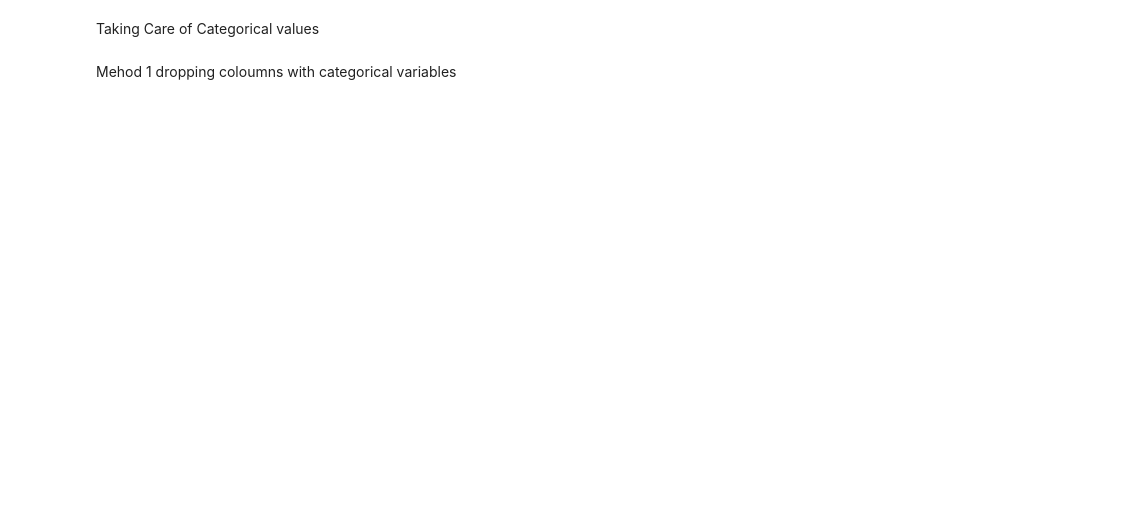
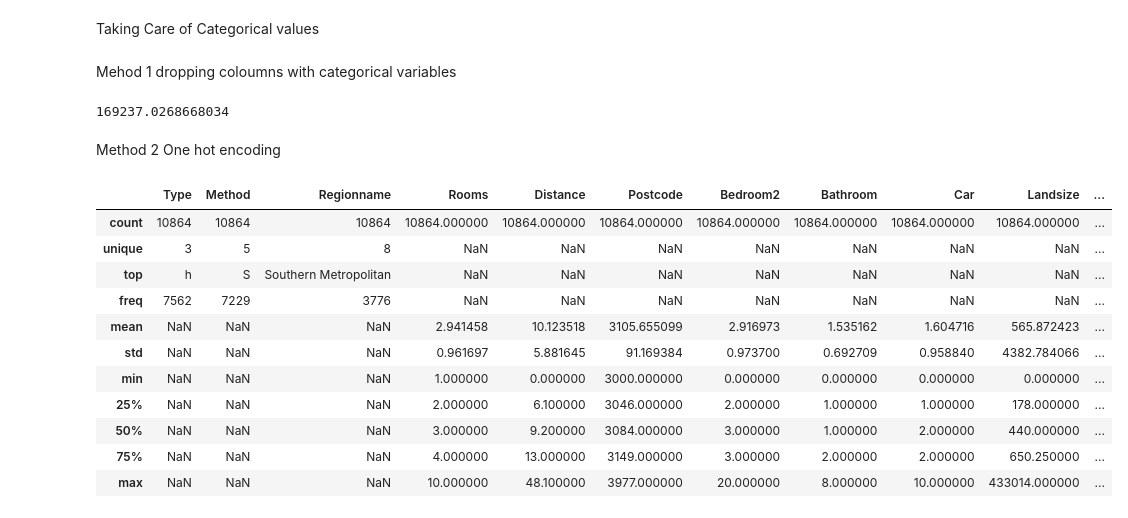
Before and after one commit to Senjucasie/HousePricePrediction, a Jupyter notebook: Takingcareof categorical values/CategoricalVariables.ipynb, the cells around one changed output. Cells and saved outputs as stored; diff of their text form; code cells hidden in the pictures; blank space fills up the shorter version.

```diff
--- a/Takingcareof categorical values/CategoricalVariables.ipynb
+++ b/Takingcareof categorical values/CategoricalVariables.ipynb
@@ -71,9 +112,27 @@ Taking Care of Categorical values
 # %% [markdown]
 Mehod 1 dropping coloumns with categorical variables
 # %%
-category_name=(X_train.dtypes=='object')
-category_name=category_name.index
-category_name
+
 x_train_removedc=X_train.select_dtypes(exclude=['object'])
 x_valid_removedc=X_valid.select_dtypes(exclude=['object'])
 modelaccuracyscore(x_train_removedc,x_valid_removedc,Y_train,Y_valid)
+# %% [output]
+169237.0268668034
+# %% [markdown]
+Method 2  One hot encoding
+# %%
+X_train.describe(include='all')
+from sklearn
+# %% [output]
+|  | Type | Method | Regionname | Rooms | Distance | Postcode | Bedroom2 | Bathroom | Car | Landsize | ... |
+| count | 10864 | 10864 | 10864 | 10864.000000 | 10864.000000 | 10864.000000 | 10864.000000 | 10864.000000 | 10864.000000 | 10864.000000 | ... |
+| unique | 3 | 5 | 8 | NaN | NaN | NaN | NaN | NaN | NaN | NaN | ... |
+| top | h | S | Southern Metropolitan | NaN | NaN | NaN | NaN | NaN | NaN | NaN | ... |
+| freq | 7562 | 7229 | 3776 | NaN | NaN | NaN | NaN | NaN | NaN | NaN | ... |
+| mean | NaN | NaN | NaN | 2.941458 | 10.123518 | 3105.655099 | 2.916973 | 1.535162 | 1.604716 | 565.872423 | ... |
+| std | NaN | NaN | NaN | 0.961697 | 5.881645 | 91.169384 | 0.973700 | 0.692709 | 0.958840 | 4382.784066 | ... |
+| min | NaN | NaN | NaN | 1.000000 | 0.000000 | 3000.000000 | 0.000000 | 0.000000 | 0.000000 | 0.000000 | ... |
+| 25% | NaN | NaN | NaN | 2.000000 | 6.100000 | 3046.000000 | 2.000000 | 1.000000 | 1.000000 | 178.000000 | ... |
+| 50% | NaN | NaN | NaN | 3.000000 | 9.200000 | 3084.000000 | 3.000000 | 1.000000 | 2.000000 | 440.000000 | ... |
+| 75% | NaN | NaN | NaN | 4.000000 | 13.000000 | 3149.000000 | 3.000000 | 2.000000 | 2.000000 | 650.250000 | ... |
+| max | NaN | NaN | NaN | 10.000000 | 48.100000 | 3977.000000 | 20.000000 | 8.000000 | 10.000000 | 433014.000000 | ... |
```
Also changed, not shown: parts of 5 cells of this notebook.
